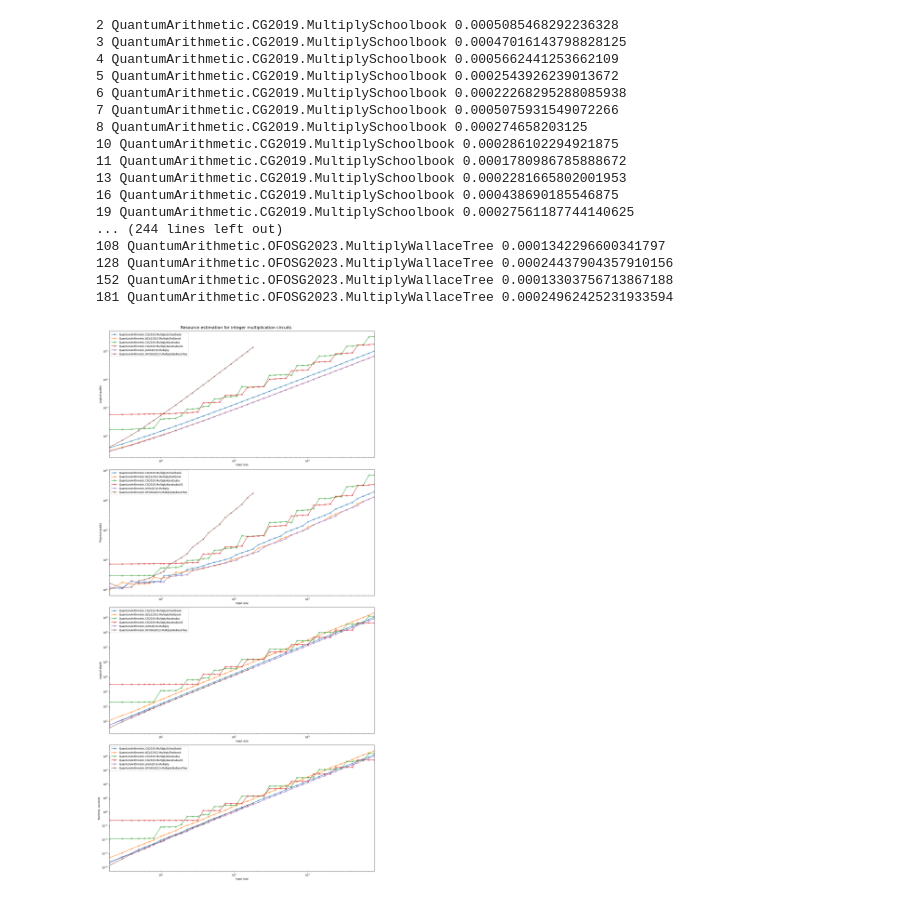
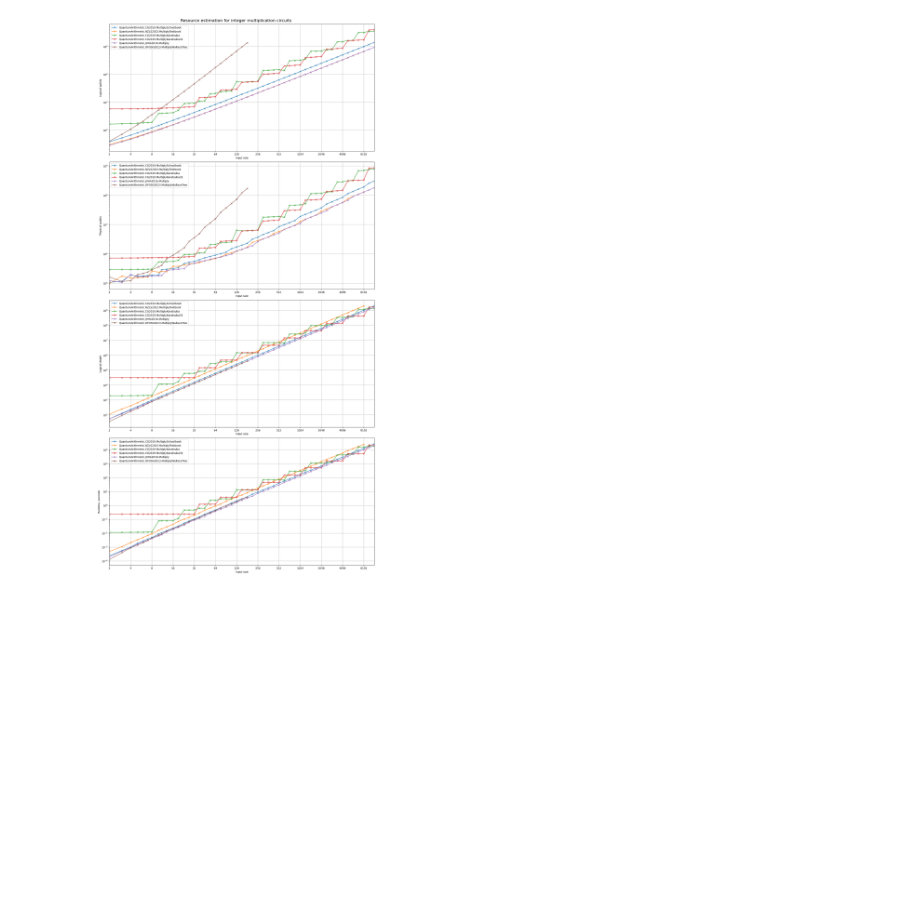
Before and after one commit to fedimser/quant-arith-re, a Jupyter notebook: resource_estimate/Resourse estimation for multipliers.ipynb, the cells around one changed output. Drawn from its saved outputs; the diff is of its cells as text; code cells hidden in the pictures; blank space fills up the shorter version.

```diff
--- a/resource_estimate/Resourse estimation for multipliers.ipynb
+++ b/resource_estimate/Resourse estimation for multipliers.ipynb
@@ -26,52 +26,42 @@ ops = [
 ]
 
 small_n_range = [2,3] + [int(round(2**(0.25*i))) for i in range(8,31)]
-default_n_range = [2,3] + [int(round(2**(0.25*i))) for i in range(8,53)]
+medium_n_range = [2,3] + [int(round(2**(0.25*i))) for i in range(8,53)]
+default_n_range = [2,3] + [int(round(2**(0.25*i))) for i in range(8,55)]
+tick_n_range = [2**i for i in range(1,14)]
 n_ranges = {op: default_n_range for op in ops}
 n_ranges["QuantumArithmetic.OFOSG2023.MultiplyWallaceTree"] = small_n_range
+n_ranges["QuantumArithmetic.NZLS2023.MultiplyTextbook"] = medium_n_range
 
 metrics = ["Logical qubits", "Physical qubits", "Logical depth", "Runtime, seconds"]
 charts = [{op: [] for op in ops} for _ in range(len(metrics))]
 
 for op in ops:
     for n in n_ranges[op]:
         t0=time.time()
         estimates = json.loads(estimate_resources_multiply(op, n))
-        print(n, op, time.time()-t0, flush=True)
+        #print(n, op, time.time()-t0, flush=True)
         charts[0][op].append(estimates['physicalCounts']['breakdown']['algorithmicLogicalQubits'])
         charts[1][op].append(estimates['physicalCounts']['physicalQubits'])
         charts[2][op].append(estimates['physicalCounts']['breakdown']['logicalDepth'])
         charts[3][op].append(estimates['physicalCounts']['runtime']/10**9)
 
-
+plt.rcParams['xtick.minor.size'] = 0
+plt.rcParams['xtick.minor.width'] = 0
 fig, ax = plt.subplots(figsize=(15, 30), nrows=len(metrics), ncols=1, constrained_layout=True)
 for i in range(len(metrics)):
     for op in ops:
         ax[i].plot(n_ranges[op], charts[i][op], label=op, marker='x')
     ax[i].set_xlim([2,max(max(n_ranges[op]) for op in ops)])
     ax[i].legend()
     ax[i].set_xlabel('Input size')
     ax[i].set_ylabel(metrics[i])
     ax[i].set_xscale('log')
     ax[i].set_yscale('log')
+    ax[i].set_xticks(tick_n_range)
+    ax[i].set_xticklabels(tick_n_range)
+    ax[i].grid()
 fig.suptitle("Resource estimation for integer multiplication circuits", fontsize=16)
 plt.show()
 # %% [output]
-2 QuantumArithmetic.CG2019.MultiplySchoolbook 0.0005085468292236328
-3 QuantumArithmetic.CG2019.MultiplySchoolbook 0.00047016143798828125
-4 QuantumArithmetic.CG2019.MultiplySchoolbook 0.0005662441253662109
-5 QuantumArithmetic.CG2019.MultiplySchoolbook 0.0002543926239013672
-6 QuantumArithmetic.CG2019.MultiplySchoolbook 0.00022268295288085938
-7 QuantumArithmetic.CG2019.MultiplySchoolbook 0.0005075931549072266
-8 QuantumArithmetic.CG2019.MultiplySchoolbook 0.000274658203125
-10 QuantumArithmetic.CG2019.MultiplySchoolbook 0.000286102294921875
-11 QuantumArithmetic.CG2019.MultiplySchoolbook 0.0001780986785888672
-13 QuantumArithmetic.CG2019.MultiplySchoolbook 0.0002281665802001953
-16 QuantumArithmetic.CG2019.MultiplySchoolbook 0.000438690185546875
-19 QuantumArithmetic.CG2019.MultiplySchoolbook 0.00027561187744140625
-... (244 lines left out)
-108 QuantumArithmetic.OFOSG2023.MultiplyWallaceTree 0.0001342296600341797
-128 QuantumArithmetic.OFOSG2023.MultiplyWallaceTree 0.00024437904357910156
-152 QuantumArithmetic.OFOSG2023.MultiplyWallaceTree 0.00013303756713867188
-181 QuantumArithmetic.OFOSG2023.MultiplyWallaceTree 0.00024962425231933594
-[figure, old version]
+[figure, new version]
```
